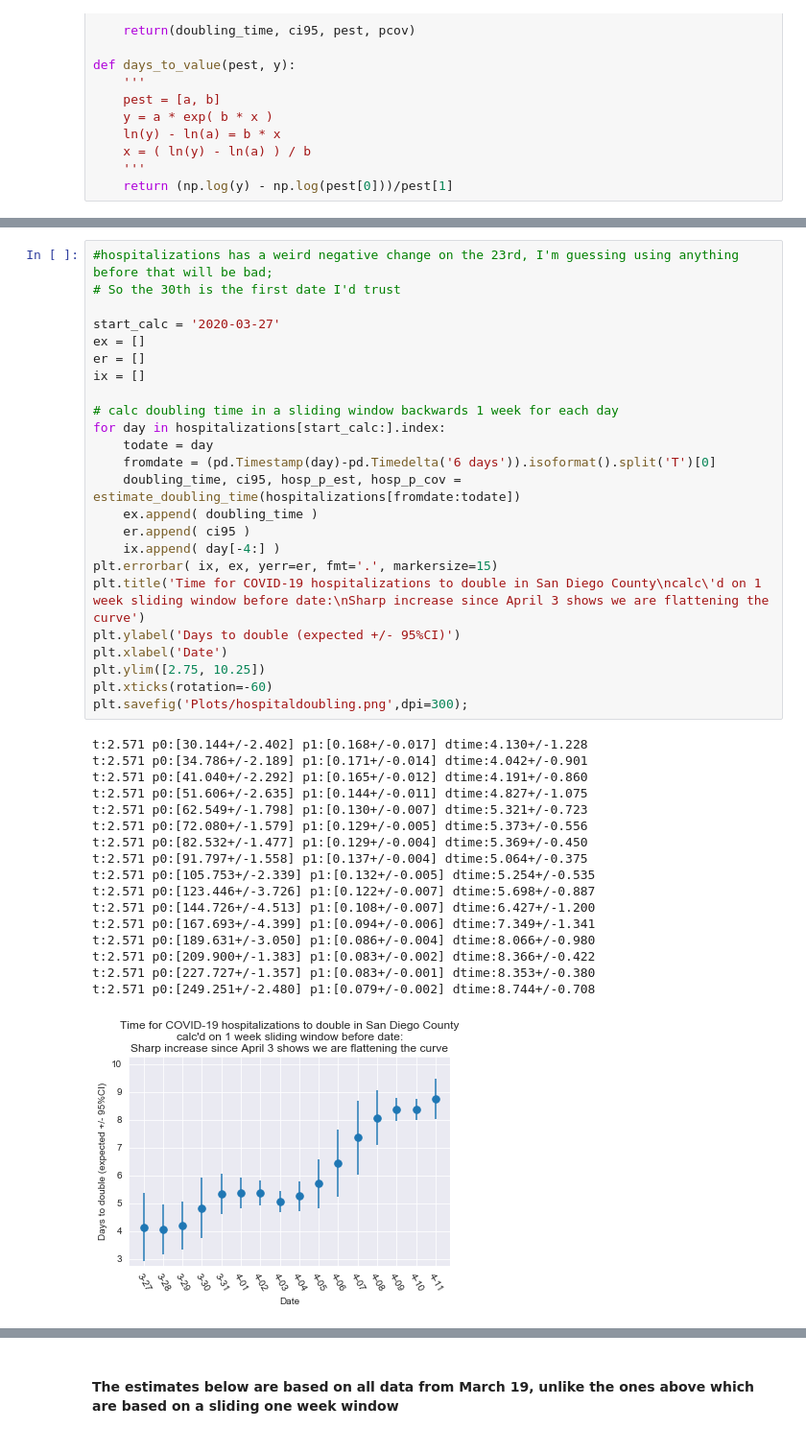
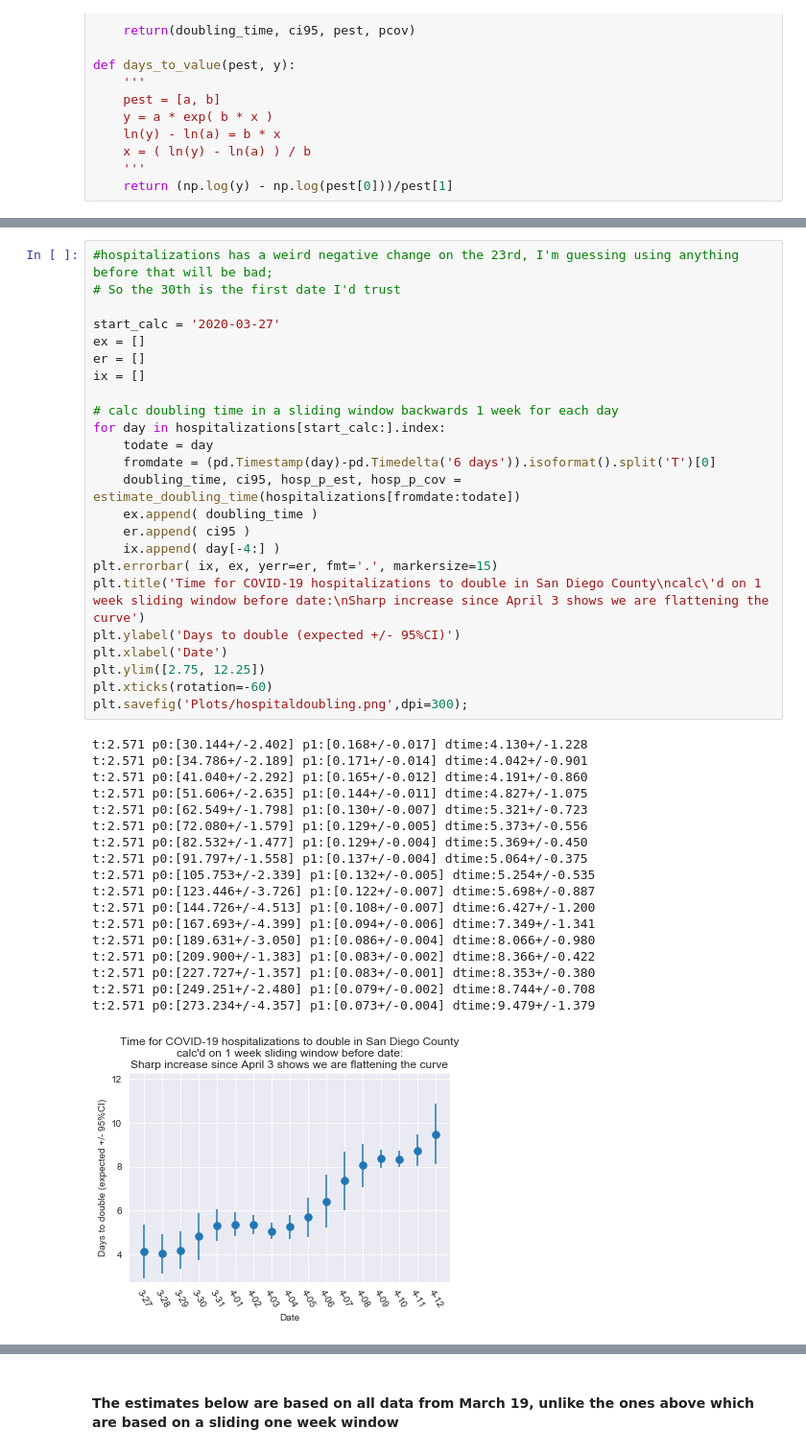
Before and after one commit to jasongfleischer/SanDiegoCountyCOVID19, a Jupyter notebook: San Diego Country Coronavirus History.ipynb, the cells around one changed output, grey strips where cells are left out. Shown at 96% size. Saved outputs shown, nothing was run; the diff lists cells and outputs as text.

Commit message:
4/12 update. Minor tweaks to setup on the social distancing graphs

```diff
--- a/San Diego Country Coronavirus History.ipynb
+++ b/San Diego Country Coronavirus History.ipynb
@@ -296,35 +298,36 @@ ix = []
 for day in hospitalizations[start_calc:].index:
     todate = day
     fromdate = (pd.Timestamp(day)-pd.Timedelta('6 days')).isoformat().split('T')[0]
     doubling_time, ci95, hosp_p_est, hosp_p_cov = estimate_doubling_time(hospitalizations[fromdate:todate])
     ex.append( doubling_time )
     er.append( ci95 )
     ix.append( day[-4:] )
 plt.errorbar( ix, ex, yerr=er, fmt='.', markersize=15)
 plt.title('Time for COVID-19 hospitalizations to double in San Diego County\ncalc\'d on 1 week sliding window before date:\nSharp increase since April 3 shows we are flattening the curve')
 plt.ylabel('Days to double (expected +/- 95%CI)')
 plt.xlabel('Date')
-plt.ylim([2.75, 10.25])
+plt.ylim([2.75, 12.25])
 plt.xticks(rotation=-60)
 plt.savefig('Plots/hospitaldoubling.png',dpi=300);
 # %% [output]
 t:2.571 p0:[30.144+/-2.402] p1:[0.168+/-0.017] dtime:4.130+/-1.228
 t:2.571 p0:[34.786+/-2.189] p1:[0.171+/-0.014] dtime:4.042+/-0.901
 t:2.571 p0:[41.040+/-2.292] p1:[0.165+/-0.012] dtime:4.191+/-0.860
 t:2.571 p0:[51.606+/-2.635] p1:[0.144+/-0.011] dtime:4.827+/-1.075
 t:2.571 p0:[62.549+/-1.798] p1:[0.130+/-0.007] dtime:5.321+/-0.723
 t:2.571 p0:[72.080+/-1.579] p1:[0.129+/-0.005] dtime:5.373+/-0.556
 t:2.571 p0:[82.532+/-1.477] p1:[0.129+/-0.004] dtime:5.369+/-0.450
 t:2.571 p0:[91.797+/-1.558] p1:[0.137+/-0.004] dtime:5.064+/-0.375
 t:2.571 p0:[105.753+/-2.339] p1:[0.132+/-0.005] dtime:5.254+/-0.535
 t:2.571 p0:[123.446+/-3.726] p1:[0.122+/-0.007] dtime:5.698+/-0.887
 t:2.571 p0:[144.726+/-4.513] p1:[0.108+/-0.007] dtime:6.427+/-1.200
 t:2.571 p0:[167.693+/-4.399] p1:[0.094+/-0.006] dtime:7.349+/-1.341
 t:2.571 p0:[189.631+/-3.050] p1:[0.086+/-0.004] dtime:8.066+/-0.980
 t:2.571 p0:[209.900+/-1.383] p1:[0.083+/-0.002] dtime:8.366+/-0.422
 t:2.571 p0:[227.727+/-1.357] p1:[0.083+/-0.001] dtime:8.353+/-0.380
 t:2.571 p0:[249.251+/-2.480] p1:[0.079+/-0.002] dtime:8.744+/-0.708
+t:2.571 p0:[273.234+/-4.357] p1:[0.073+/-0.004] dtime:9.479+/-1.379
-[figure, old version]
+[figure, new version]
 # %%
 
 start_calc = '2020-03-30'
```
Also changed, not shown: parts of 17 cells of this notebook, 14 other files.
